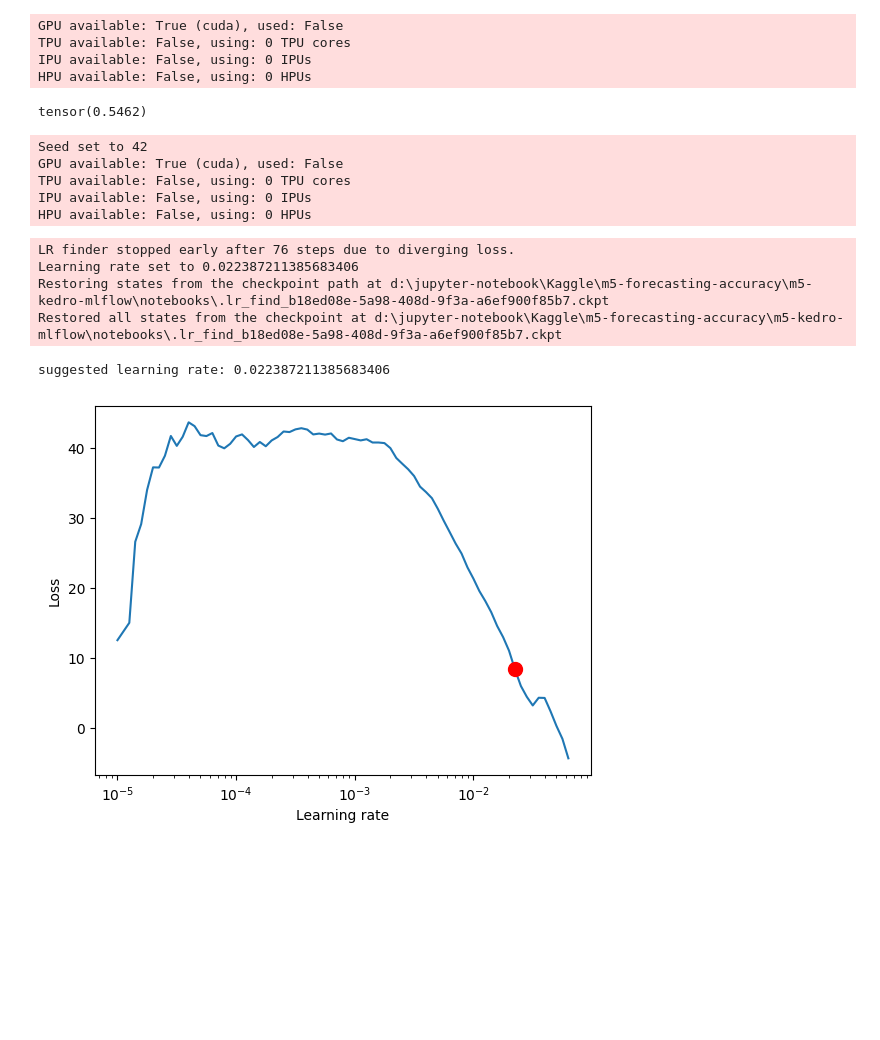
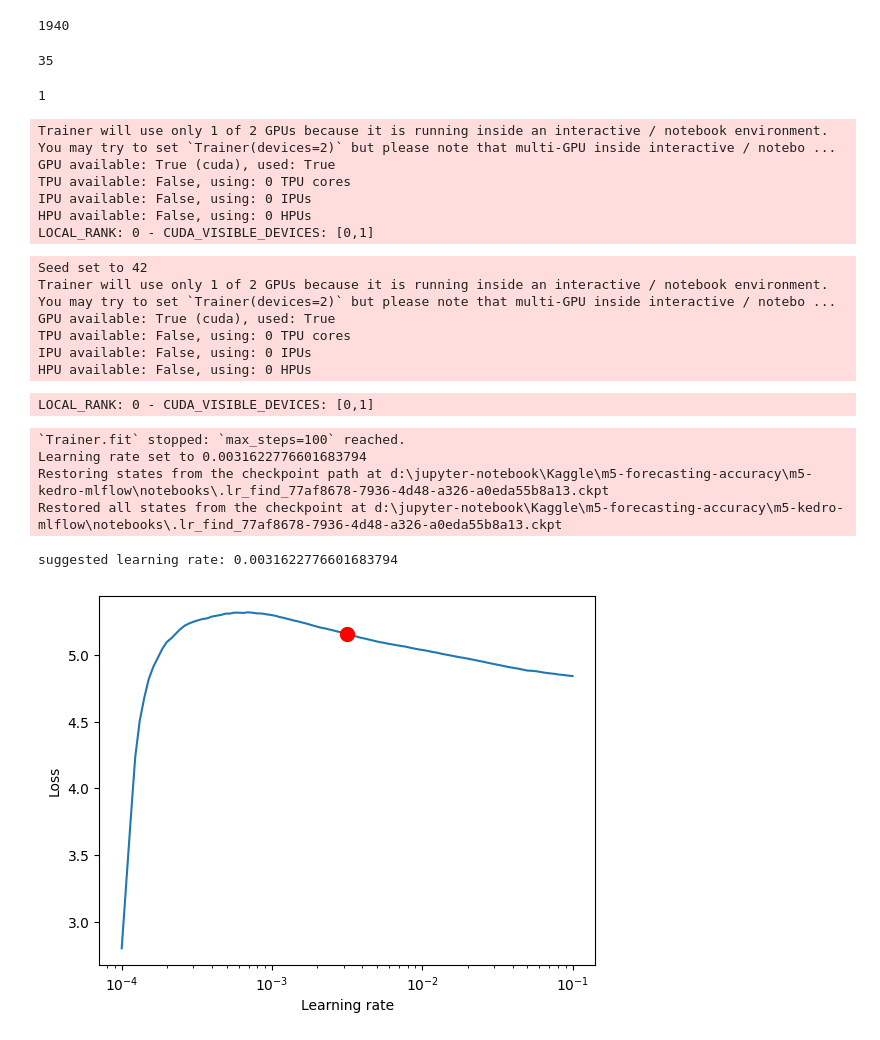
Before and after one commit to raymondlam19/m5_kedro_mlflow, a Jupyter notebook: notebooks/deepar.ipynb, the cells around one changed output. Saved outputs shown, nothing was run; the diff lists cells and outputs as text; code cells hidden in the pictures; blank space fills up the shorter version.

```diff
--- a/notebooks/deepar.ipynb
+++ b/notebooks/deepar.ipynb
@@ -139,0 +121,5 @@ val_dataloader = validation.to_dataloader(
+# %%
+# It is important to set "value" from int to float
+# Otherwises, KeyError: "Unknown category '923' encountered. Set `add_nan=True` to allow unknown categories"
+unpivot = unpivot.astype({"value": "float64"})
+unpivot.dtypes
@@ -139,0 +136,6 @@ val_dataloader = validation.to_dataloader(
+# %%
+names = ['FOODS_3_252', 'FOODS_3_555', 'FOODS_3_714', 'FOODS_3_694', 'FOODS_3_226', 'FOODS_3_377', 'FOODS_3_080', 'FOODS_3_099', 'FOODS_3_804']
+names = names + ['HOUSEHOLD_2_140']
+
+unpivot_selected = unpivot[unpivot.item_id.isin(names)]
+unpivot_selected
@@ -139,0 +156,4 @@ val_dataloader = validation.to_dataloader(
+# %%
+unpivot["time_idx"].max()
+# %% [output]
+1940
@@ -140,55 +189,76 @@ val_dataloader = validation.to_dataloader(
+# %%
+batch_size = 512
+# synchronize samples in each batch over time - only necessary for DeepVAR, not for DeepAR
+train_dataloader = train_dataset.to_dataloader(
+    train=True, batch_size=batch_size, num_workers=4,
+    # batch_sampler="synchronized"    # for DEEPVAR
+)
+val_dataloader = val_dataset.to_dataloader(
+    train=False, batch_size=batch_size, num_workers=4,
+    # batch_sampler="synchronized"    # for DEEPVAR
+)
+# %%
+len(train_dataloader)
+# %% [output]
+35
+# %%
+len(val_dataloader)
+# %% [output]
+1
 # %%
 # calculate baseline absolute error
-baseline_predictions = Baseline().predict(val_dataloader, trainer_kwargs=dict(accelerator="cpu"), return_y=True)
+baseline_predictions = Baseline().predict(val_dataloader, trainer_kwargs=dict(accelerator="gpu"), return_y=True)
 SMAPE()(baseline_predictions.output, baseline_predictions.y)
 # %% [output]
-GPU available: True (cuda), used: False
+Trainer will use only 1 of 2 GPUs because it is running inside an interactive / notebook environment. You may try to set `Trainer(devices=2)` but please note that multi-GPU inside interactive / notebo ...
+GPU available: True (cuda), used: True
 TPU available: False, using: 0 TPU cores
 IPU available: False, using: 0 IPUs
 HPU available: False, using: 0 HPUs
+LOCAL_RANK: 0 - CUDA_VISIBLE_DEVICES: [0,1]
-tensor(0.5462)
 # %%
 pl.seed_everything(42)
 import pytorch_forecasting as ptf
 
-trainer = pl.Trainer(accelerator="cpu", gradient_clip_val=1e-1)
+trainer = pl.Trainer(accelerator="gpu", gradient_clip_val=1e-1)
 net = DeepAR.from_dataset(
-    training,
-    learning_rate=3e-2,
+    train_dataset,
+    learning_rate=1e-2,
     hidden_size=30,
     rnn_layers=2,
-    loss=MultivariateNormalDistributionLoss(rank=30),
+    loss=NormalDistributionLoss(),   #MultivariateNormalDistributionLoss(rank=30),   # for DEEPVAR
     optimizer="Adam",
 )
 # %% [output]
 Seed set to 42
-GPU available: True (cuda), used: False
+Trainer will use only 1 of 2 GPUs because it is running inside an interactive / notebook environment. You may try to set `Trainer(devices=2)` but please note that multi-GPU inside interactive / notebo ...
+GPU available: True (cuda), used: True
 TPU available: False, using: 0 TPU cores
 IPU available: False, using: 0 IPUs
 HPU available: False, using: 0 HPUs
 # %%
 # find optimal learning rate
 from lightning.pytorch.tuner import Tuner
 
 res = Tuner(trainer).lr_find(
     net,
     train_dataloaders=train_dataloader,
     val_dataloaders=val_dataloader,
-    min_lr=1e-5,
-    max_lr=1e0,
-    early_stop_threshold=100,
+    min_lr=1e-4,
+    max_lr=1e-1
 )
 print(f"suggested learning rate: {res.suggestion()}")
 fig = res.plot(show=True, suggest=True)
 fig.show()
 net.hparams.learning_rate = res.suggestion()
 # %% [output]
-LR finder stopped early after 76 steps due to diverging loss.
-Learning rate set to 0.022387211385683406
-Restoring states from the checkpoint path at d:\jupyter-notebook\Kaggle\m5-forecasting-accuracy\m5-kedro-mlflow\notebooks\.lr_find_b18ed08e-5a98-408d-9f3a-a6ef900f85b7.ckpt
-Restored all states from the checkpoint at d:\jupyter-notebook\Kaggle\m5-forecasting-accuracy\m5-kedro-mlflow\notebooks\.lr_find_b18ed08e-5a98-408d-9f3a-a6ef900f85b7.ckpt
+LOCAL_RANK: 0 - CUDA_VISIBLE_DEVICES: [0,1]
-suggested learning rate: 0.022387211385683406
+`Trainer.fit` stopped: `max_steps=100` reached.
+Learning rate set to 0.0031622776601683794
+Restoring states from the checkpoint path at d:\jupyter-notebook\Kaggle\m5-forecasting-accuracy\m5-kedro-mlflow\notebooks\.lr_find_77af8678-7936-4d48-a326-a0eda55b8a13.ckpt
+Restored all states from the checkpoint at d:\jupyter-notebook\Kaggle\m5-forecasting-accuracy\m5-kedro-mlflow\notebooks\.lr_find_77af8678-7936-4d48-a326-a0eda55b8a13.ckpt
+suggested learning rate: 0.0031622776601683794
-[figure, old version]
+[figure, new version]
 # %%
 early_stop_callback = EarlyStopping(monitor="val_loss", min_delta=1e-4, patience=10, verbose=False, mode="min")
 trainer = pl.Trainer(
```
Also changed, not shown: parts of 25 cells of this notebook.
